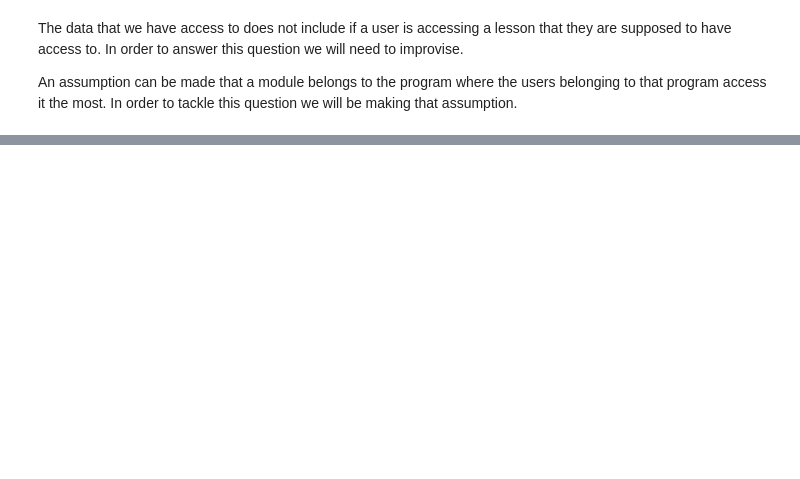
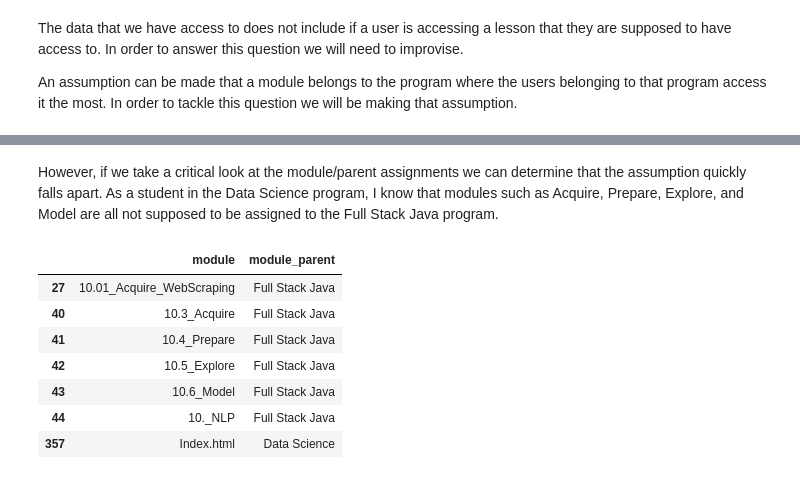
Before and after one commit to best-anamoly-detection-group-project/detection_project, a Jupyter notebook: Report_security.ipynb, the cells around one changed output, grey strips where cells are left out. Drawn from its saved outputs; the diff is of its cells as text; code cells hidden in the pictures; blank space fills up the shorter version.

```diff
--- a/Report_security.ipynb
+++ b/Report_security.ipynb
@@ -88,0 +121,22 @@ An assumption can be made that a module belongs to the program where the users b
+# %% [markdown]
+However, if we take a critical look at the module/parent assignments we can determine that the assumption quickly falls apart.  As a student in the Data Science program, I know that modules such as Acquire, Prepare, Explore, and Model are all not supposed to be assigned to the Full Stack Java program.
+# %%
+# Show an example of erroneously classified modules.
+selection = ['10.01_Acquire_WebScraping',
+'10.3_Acquire',
+'10.4_Prepare',
+'10.5_Explore',
+'10.6_Model',
+'10._NLP',
+'Index.html']
+
+parents[parents.module.isin(selection)]
+# %% [output]
+|  | module | module_parent |
+| 27 | 10.01_Acquire_WebScraping | Full Stack Java |
+| 40 | 10.3_Acquire | Full Stack Java |
+| 41 | 10.4_Prepare | Full Stack Java |
+| 42 | 10.5_Explore | Full Stack Java |
+| 43 | 10.6_Model | Full Stack Java |
+| 44 | 10._NLP | Full Stack Java |
+| 357 | Index.html | Data Science |
```
Also changed, not shown: parts of 7 cells of this notebook, 1 other file.
